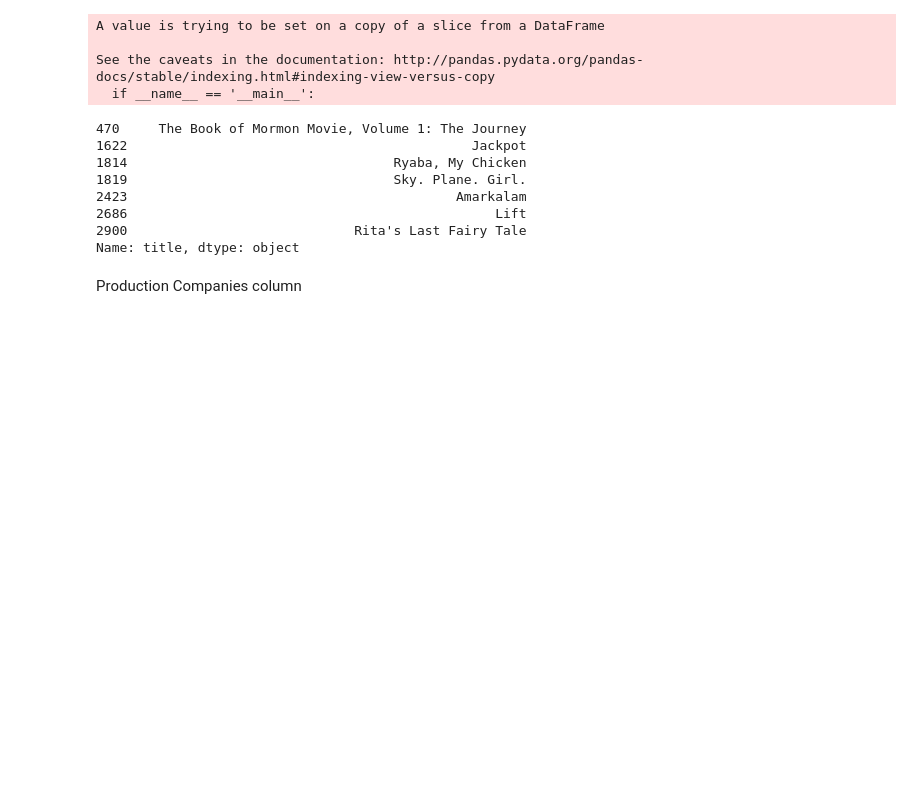
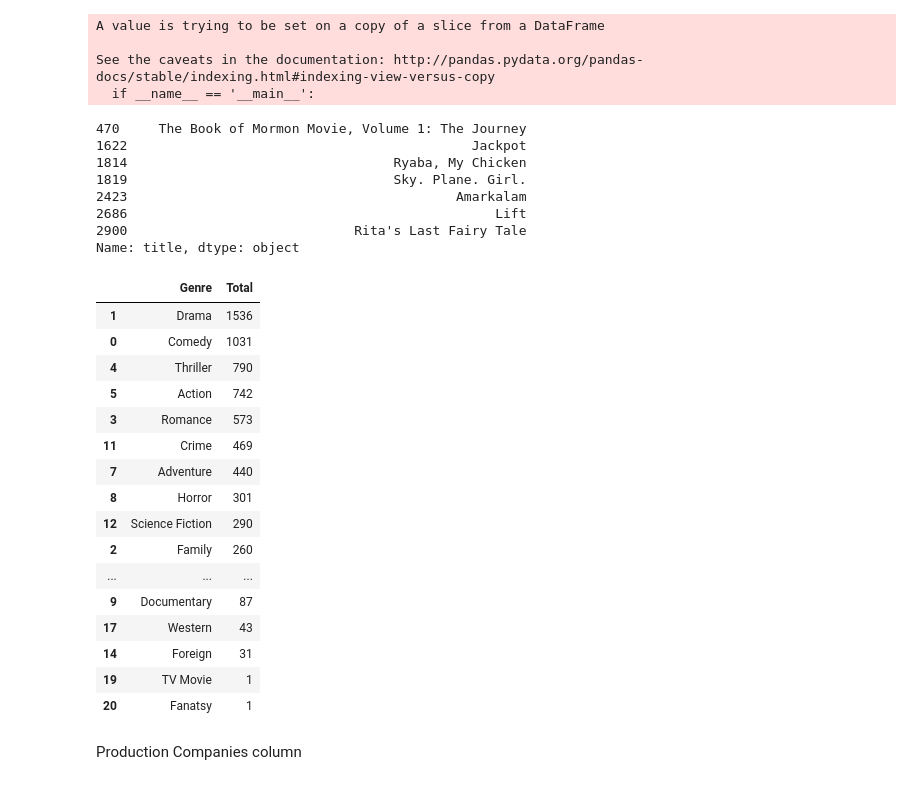
Before and after one commit to contact1003/kaggle_competetion, a Jupyter notebook: EDA.ipynb, the cells around one changed output. Cells and saved outputs as stored; diff of their text form; code cells hidden in the pictures; blank space fills up the shorter version.

```diff
--- a/EDA.ipynb
+++ b/EDA.ipynb
@@ -172,3 +182,23 @@ df.drop("number_genre",axis=1,inplace=True)
+# %%
+genre_df.sort_values("Total",ascending=False)
+# %% [output]
+|  | Genre | Total |
+| 1 | Drama | 1536 |
+| 0 | Comedy | 1031 |
+| 4 | Thriller | 790 |
+| 5 | Action | 742 |
+| 3 | Romance | 573 |
+| 11 | Crime | 469 |
+| 7 | Adventure | 440 |
+| 8 | Horror | 301 |
+| 12 | Science Fiction | 290 |
+| 2 | Family | 260 |
+| ... | ... | ... |
+| 9 | Documentary | 87 |
+| 17 | Western | 43 |
+| 14 | Foreign | 31 |
+| 19 | TV Movie | 1 |
+| 20 | Fanatsy | 1 |
 # %% [markdown]
 Production Companies column
 # %%
```
Also changed, not shown: parts of 39 cells of this notebook, 2 other files.
